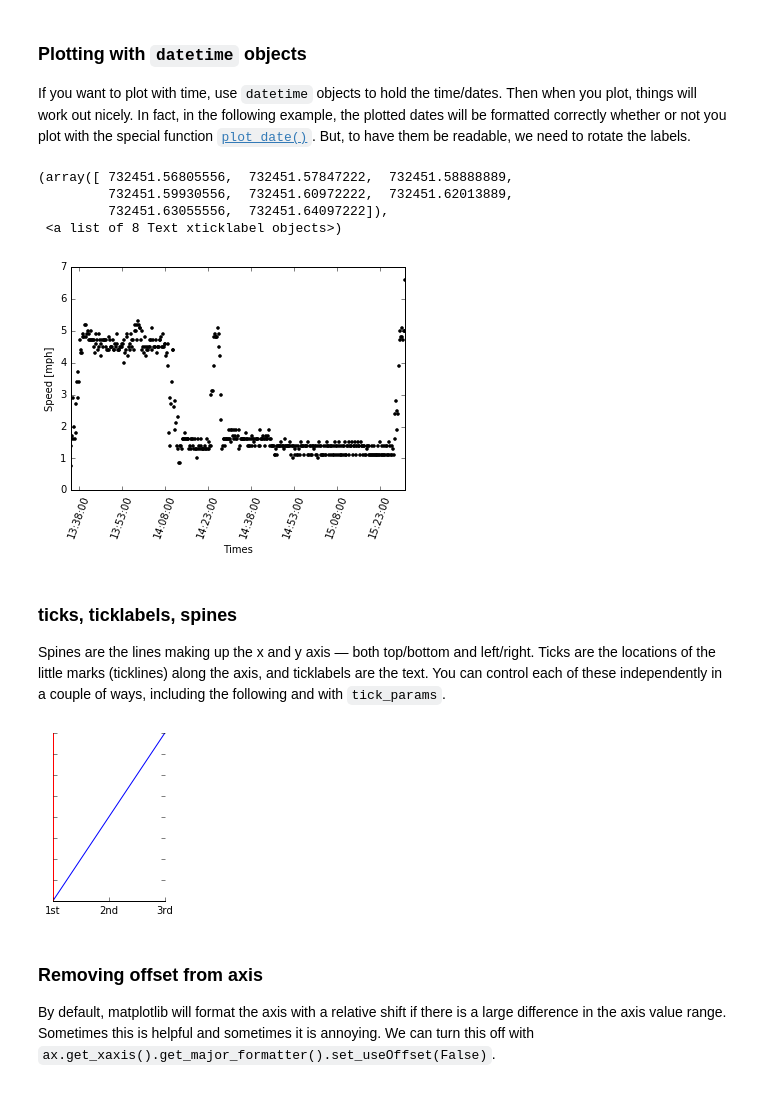
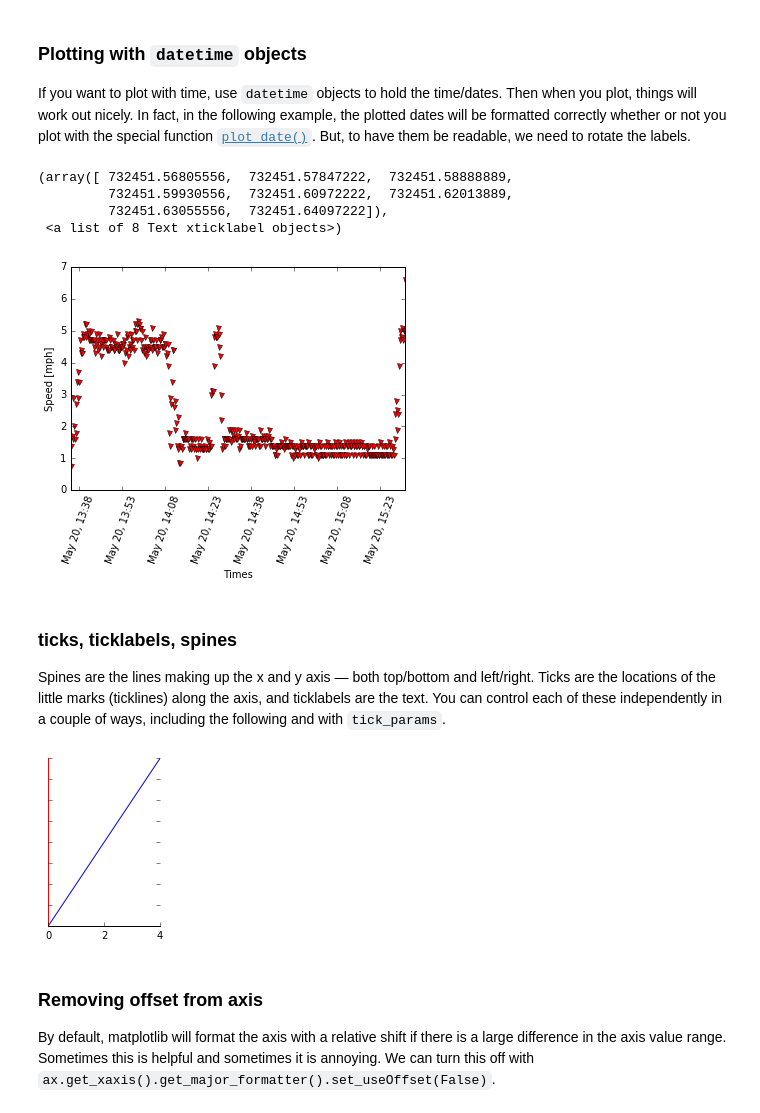
Before and after one commit to hetland/python4geosciences_OLD, a Jupyter notebook: materials/04 matplotlib.ipynb, the cells around one changed output. Saved outputs shown, nothing was run; the diff lists cells and outputs as text; code cells hidden in the pictures.

Commit message:
addding more to matplotlib

```diff
--- a/materials/04 matplotlib.ipynb
+++ b/materials/04 matplotlib.ipynb
@@ -265,22 +265,22 @@ gps['ACTIVE LOG']['speed'] = np.ma.masked_where(imissing, gps['ACTIVE LOG']['spe
 # %%
 import matplotlib.dates
 fig = plt.figure()
 ax = fig.add_subplot(111)
-ax.plot(datetimes, gps['ACTIVE LOG']['speed'], 'ko', ms=3)
+ax.plot(datetimes, gps['ACTIVE LOG']['speed'], 'rv', ms=5)
 
 # labels
 ax.set_xlabel('Times')
 ax.set_ylabel('Speed [mph]')
 
 # Fix the formatting of the dates since ugly
-ax.xaxis.set_major_formatter(matplotlib.dates.DateFormatter('%H:%M:%S'))
+ax.xaxis.set_major_formatter(matplotlib.dates.DateFormatter('%b %d, %H:%M'))
 plt.xticks(rotation=70)  # rotationg usually important for dates
 # %% [output]
 (array([ 732451.56805556,  732451.57847222,  732451.58888889,
          732451.59930556,  732451.60972222,  732451.62013889,
          732451.63055556,  732451.64097222]),
  <a list of 8 Text xticklabel objects>)
-[figure, old version]
+[figure, new version]
 # %% [markdown]
 ### ticks, ticklabels, spines
 
@@ -299,8 +299,8 @@ ax.spines['top'].set_visible(False)
 # Change color of left spine
 ax.spines['left'].set_color('r')
 
-# But the ticks on the top and right axis are still there!
-# That's because they are controlled separately.
+# # But the ticks on the top and right axis are still there!
+# # That's because they are controlled separately.
 
 ax.xaxis.set_ticks_position('bottom')  # turns off top tick marks
 
@@ -308,9 +308,9 @@ ax.set_yticklabels('')  # Turn off y tick labels (the text)
 
 xticklocs = [0, 2, 4]
 xticklabels = ['1st', '2nd', '3rd']
-plt.xticks(xticklocs, xticklabels);
+plt.xticks(xticklocs);
 # %% [output]
-[figure, old version]
+[figure, new version]
 # %% [markdown]
 ### Removing offset from axis
 
```
Also changed, not shown: parts of 7 cells of this notebook.
